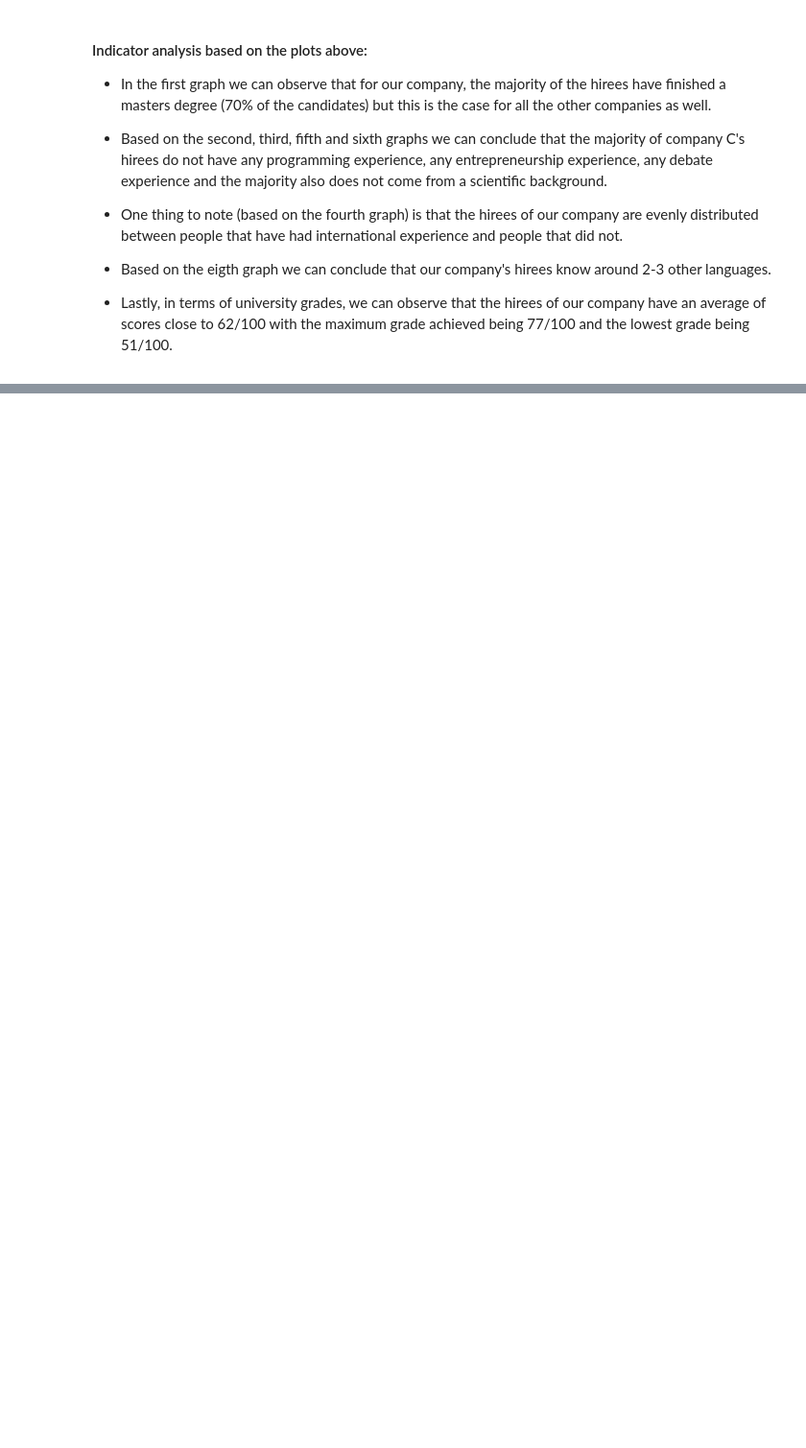
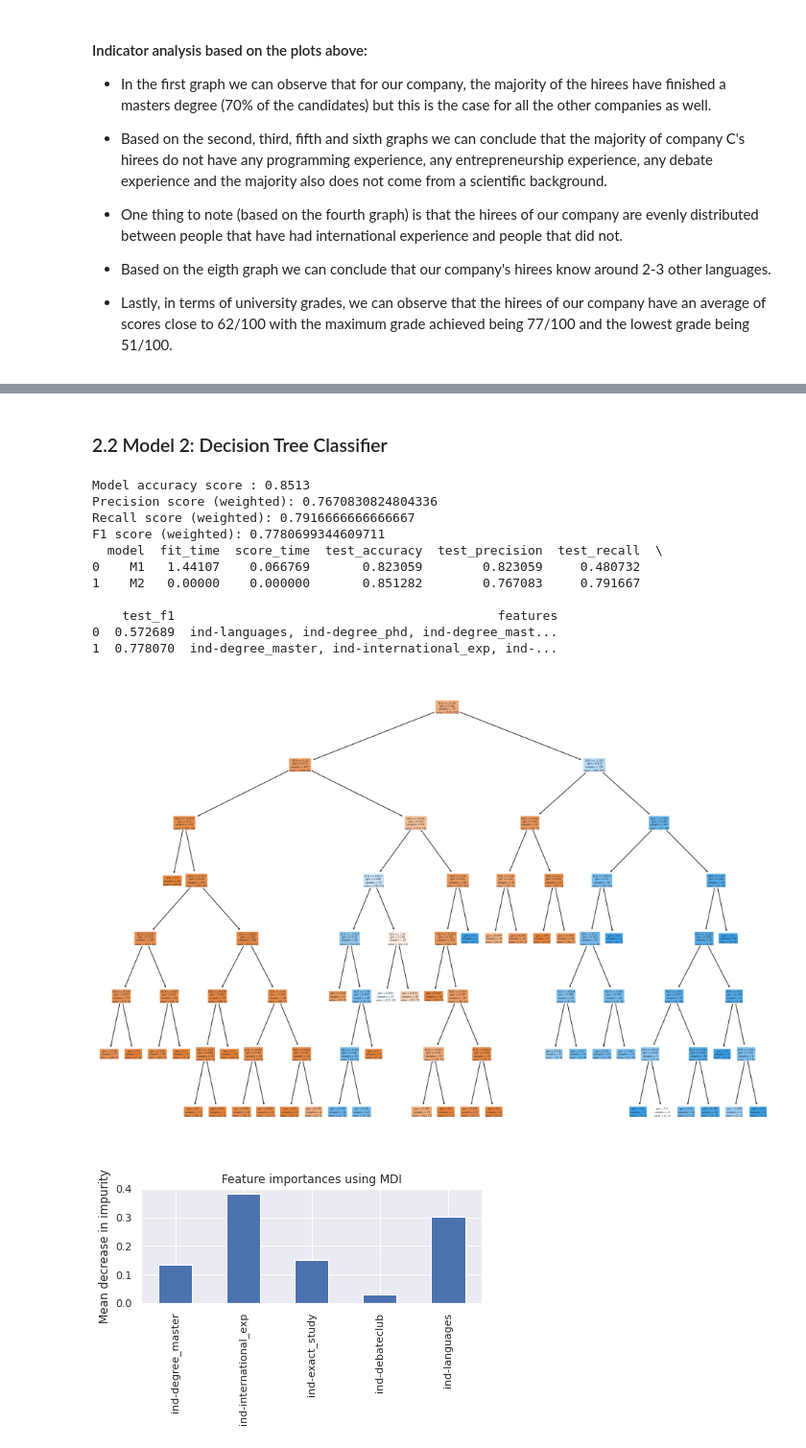
Before and after one commit to andrei-calin-dragomir/AdvisoryReportIDS, a Jupyter notebook: AdvisoryReport.ipynb, the cells around one changed output, grey strips where cells are left out. Shown at 96% size. Cells and saved outputs as stored; diff of their text form; code cells hidden in the pictures; blank space fills up the shorter version.

```diff
--- a/AdvisoryReport.ipynb
+++ b/AdvisoryReport.ipynb
@@ -379 +456,4 @@ print(ranking)
+# %%
+#Result storage for each model for plotting
+modelResults = pd.DataFrame(columns=['model','fit_time','score_time','test_accuracy', 'test_precision', 'test_recall', 'test_f1', 'features'])
 # %% [markdown]
@@ -473,0 +606,65 @@ f.close()
+# %% [markdown]
+### 2.2 Model 2: Decision Tree Classifier
+# %%
+features_to_model = [ 'ind-degree_master', 'ind-international_exp',
+                      'ind-exact_study', 'ind-debateclub' , 'ind-languages' ]
+dataInScope = pd.DataFrame(dataSetCNew, columns=features_to_model)
+
+x = pd.DataFrame(dataInScope.values)
+y = dataSetC['decision'].values
+
+x_train, x_test, y_train, y_test = train_test_split(x, y, test_size = 0.2, random_state = 0)
+
+clf = tree.DecisionTreeClassifier()
+decision_tree = clf.fit(x_train, y_train)
+
+#visualize tree
+plt.subplots(figsize=(17, 12))
+tree.plot_tree(decision_tree, filled=True, rounded=True)
+plt.savefig("decision_tree.png")
+
+#importance of feaures
+importances = clf.feature_importances_
+forest_importances = pd.Series(importances, index = features_to_model)
+fig, ax = plt.subplots()
+forest_importances.plot.bar()
+ax.set_title("Feature importances using MDI")
+ax.set_ylabel("Mean decrease in impurity")
+fig.tight_layout()
+
+#accuracy and precision
+y_pred = clf.predict(x_test)
+print('Model accuracy score : {0:0.4f}'. format(accuracy_score(y_test, y_pred)))
+precision_recall = precision_recall_fscore_support(y_pred, y_test, average= 'macro')
+print('Precision score (weighted):', precision_recall[0])
+print('Recall score (weighted):', precision_recall[1])
+f1 = f1_score(y_test, y_pred, average='macro')
+print('F1 score (weighted):', f1)
+
+#Saving dataFrame of epoch based results for plotting
+new_row = {'model': 'M2',
+			'fit_time' : 0,
+			'score_time' : 0,
+			'test_accuracy' : accuracy_score(y_test, y_pred),
+			'test_precision' : precision_recall[0],
+			'test_recall' : precision_recall[1],
+			'test_f1' : f1,
+			'features' : ', '.join(features_to_model)}
+
+
+modelResults = modelResults.append(new_row, ignore_index=True)
+print(modelResults)
+# %% [output]
+Model accuracy score : 0.8513
+Precision score (weighted): 0.7670830824804336
+Recall score (weighted): 0.7916666666666667
+F1 score (weighted): 0.7780699344609711
+  model  fit_time  score_time  test_accuracy  test_precision  test_recall  \
+0    M1   1.44107    0.066769       0.823059        0.823059     0.480732
+1    M2   0.00000    0.000000       0.851282        0.767083     0.791667
+
+    test_f1                                           features
+0  0.572689  ind-languages, ind-degree_phd, ind-degree_mast...
+1  0.778070  ind-degree_master, ind-international_exp, ind-...
+[figure, added]
+[figure, added]
```
Also changed, not shown: parts of 20 cells of this notebook, 2 other files.
